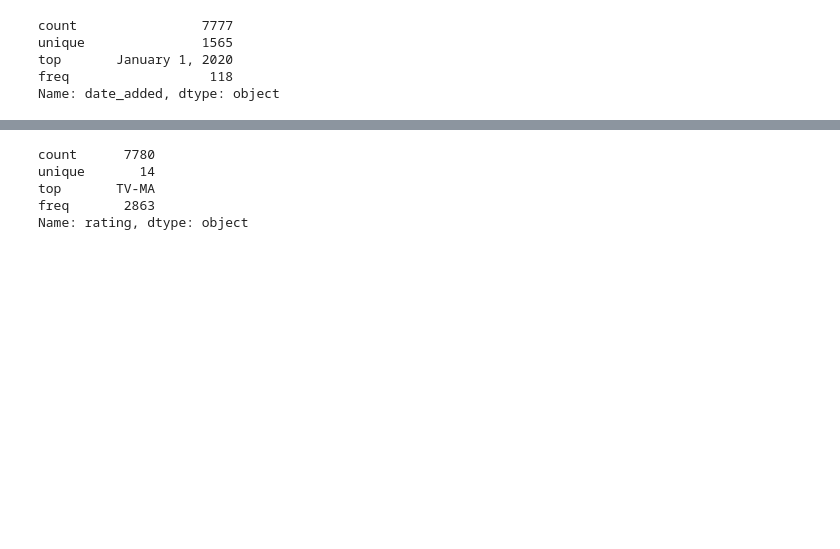
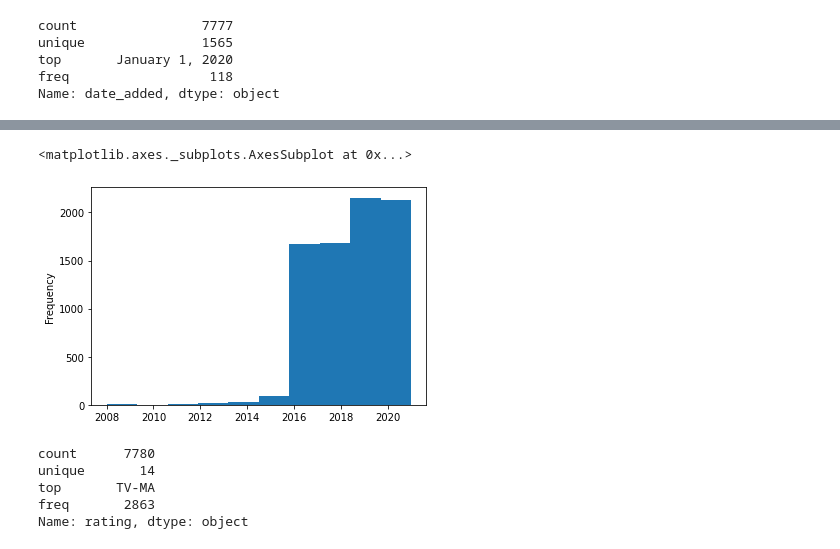
Before and after one commit to Maxibrionest/FMY-1.1.2, a Jupyter notebook: Actividad_1_2_2.ipynb, the cells around one changed output, grey strips where cells are left out. Drawn from its saved outputs; the diff is of its cells as text; code cells hidden in the pictures; blank space fills up the shorter version.

```diff
--- a/Actividad_1_2_2.ipynb
+++ b/Actividad_1_2_2.ipynb
@@ -179,3 +245,8 @@ Name: release_year, dtype: float64
+# %%
+year_added_column.plot(kind="hist")
+# %% [output]
+<matplotlib.axes._subplots.AxesSubplot at 0x...>
+[figure, added]
 # %%
 df['rating'].describe()
 # %% [output]
```
Also changed, not shown: parts of 14 cells of this notebook.
